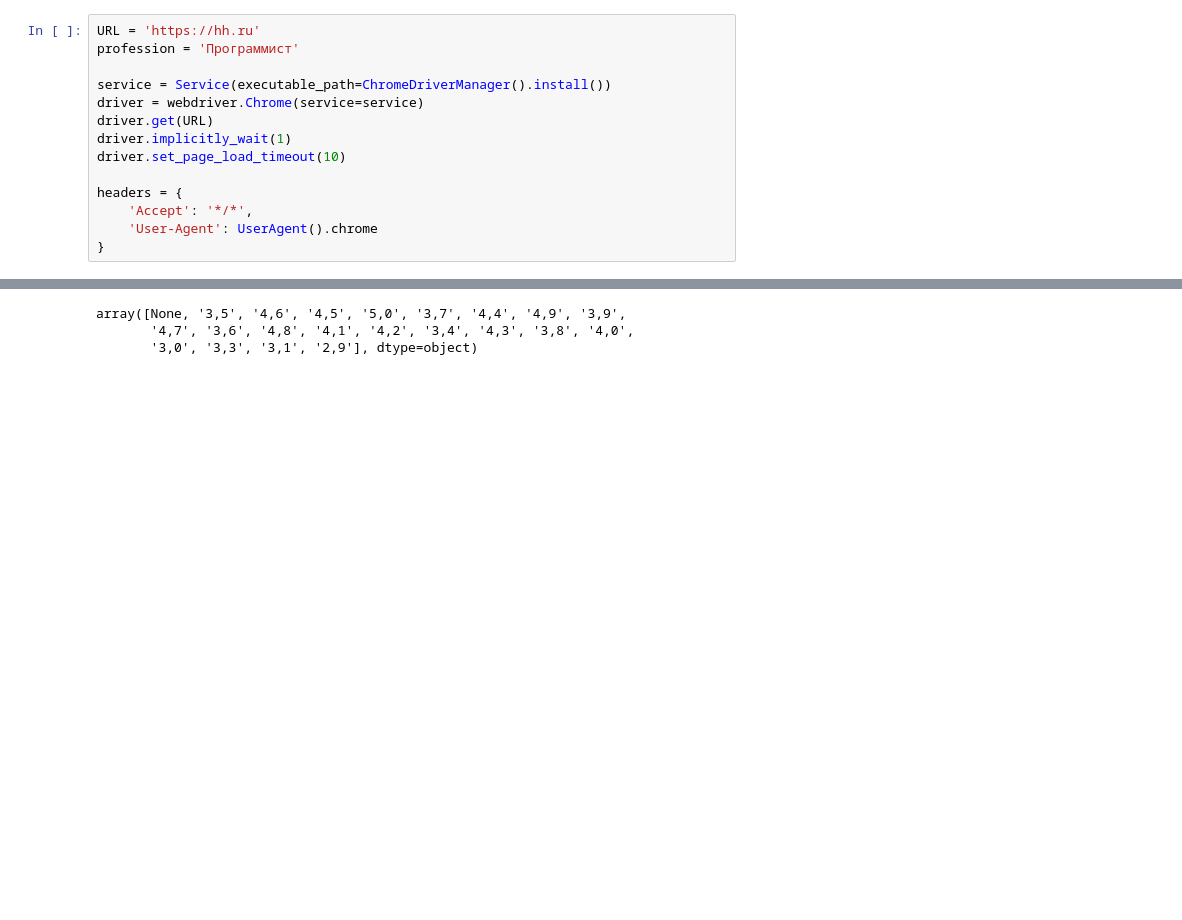
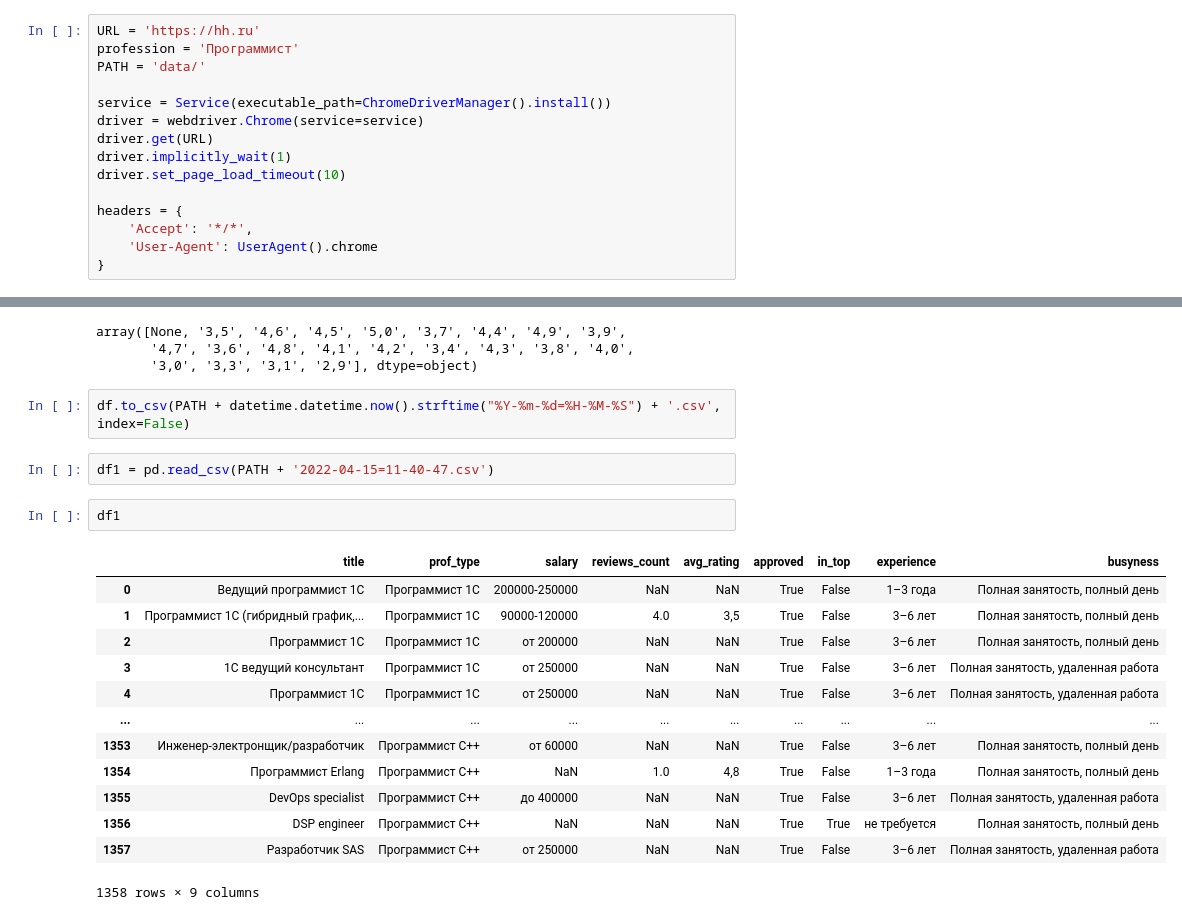
Before and after one commit to DmitySH/hhru-parse-analyze, a Jupyter notebook: hhru_analyzer.ipynb, the cells around one changed output, grey strips where cells are left out. Drawn from its saved outputs; the diff is of its cells as text; blank space fills up the shorter version.

Commit message:
save/read added

```diff
--- a/hhru_analyzer.ipynb
+++ b/hhru_analyzer.ipynb
@@ -15,6 +16,7 @@ from requests.exceptions import MissingSchema
 # %%
 URL = 'https://hh.ru'
 profession = 'Программист'
+PATH = 'data/'
 
 service = Service(executable_path=ChromeDriverManager().install())
 driver = webdriver.Chrome(service=service)
@@ -235,3 +236,23 @@ df['avg_rating'].unique()
 array([None, '3,5', '4,6', '4,5', '5,0', '3,7', '4,4', '4,9', '3,9',
        '4,7', '3,6', '4,8', '4,1', '4,2', '3,4', '4,3', '3,8', '4,0',
        '3,0', '3,3', '3,1', '2,9'], dtype=object)
+# %%
+df.to_csv(PATH + datetime.datetime.now().strftime("%Y-%m-%d=%H-%M-%S") + '.csv', index=False)
+# %%
+df1 = pd.read_csv(PATH + '2022-04-15=11-40-47.csv')
+# %%
+df1
+# %% [output]
+|  | title | prof_type | salary | reviews_count | avg_rating | approved | in_top | experience | busyness |
+| 0 | Ведущий программист 1С | Программист 1С | 200000-250000 | NaN | NaN | True | False | 1–3 года | Полная занятость, полный день |
+| 1 | Программист 1С (гибридный график,... | Программист 1С | 90000-120000 | 4.0 | 3,5 | True | False | 3–6 лет | Полная занятость, полный день |
+| 2 | Программист 1С | Программист 1С | от 200000 | NaN | NaN | True | False | 3–6 лет | Полная занятость, полный день |
+| 3 | 1С ведущий консультант | Программист 1С | от 250000 | NaN | NaN | True | False | 3–6 лет | Полная занятость, удаленная работа |
+| 4 | Программист 1С | Программист 1С | от 250000 | NaN | NaN | True | False | 3–6 лет | Полная занятость, удаленная работа |
+| ... | ... | ... | ... | ... | ... | ... | ... | ... | ... |
+| 1353 | Инженер-электронщик/разработчик | Программист C++ | от 60000 | NaN | NaN | True | False | 3–6 лет | Полная занятость, полный день |
+| 1354 | Программист Erlang | Программист C++ | NaN | 1.0 | 4,8 | True | False | 1–3 года | Полная занятость, полный день |
+| 1355 | DevOps specialist | Программист C++ | до 400000 | NaN | NaN | True | False | 3–6 лет | Полная занятость, удаленная работа |
+| 1356 | DSP engineer | Программист C++ | NaN | NaN | NaN | True | True | не требуется | Полная занятость, полный день |
+| 1357 | Разработчик SAS | Программист C++ | от 250000 | NaN | NaN | True | False | 3–6 лет | Полная занятость, удаленная работа |
+1358 rows × 9 columns
```
Also changed, not shown: parts of 3 cells of this notebook, 2 other files.
